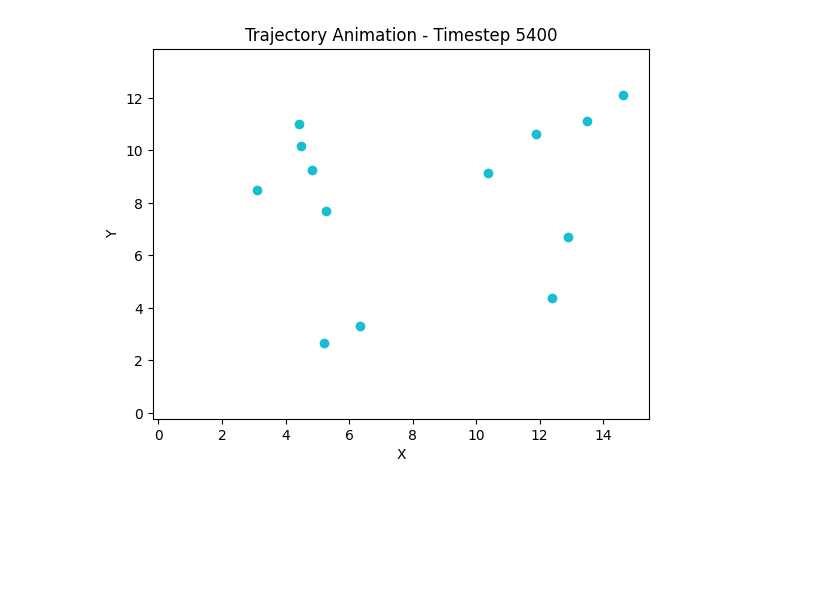
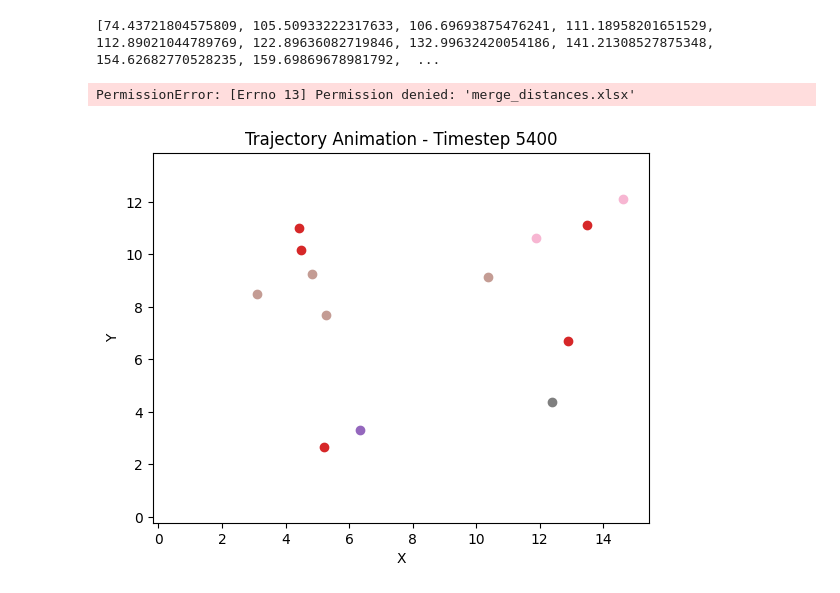
Before and after one commit to Sihan0229/XJTU-AUTO300527-homework, a Jupyter notebook: Pedestrian clustering/assignment3.ipynb, the cells around one changed output. Cells and saved outputs as stored; diff of their text form; code cells hidden in the pictures; blank space fills up the shorter version.

```diff
--- a/Pedestrian clustering/assignment3.ipynb
+++ b/Pedestrian clustering/assignment3.ipynb
@@ -5,7 +9,7 @@ import matplotlib.animation as animation
 from PIL import Image
 
 # 读取数据
-file_path = r'D:\xjtufiles\undergraduate\2023-2024\spring\ml\assignment3\students003.txt'
+file_path = r'D:\xjtufiles\undergraduate\2023-2024\spring\ml\Pedestrian clustering\students003.txt'
 data = np.loadtxt(file_path)
 
 # 提取数据
@@ -17,6 +21,10 @@ ys = data[:, 3]
 # 获取唯一的时间步
 unique_timesteps = np.unique(timesteps)
 unique_ids = np.unique(ids)
+
+# 分配随机颜色
+np.random.seed(42)  # 固定种子，以保证相同运行环境的结果一致
+colors = np.random.rand(len(unique_ids), 3)
 
 # 设置图形
 fig, ax = plt.subplots()
@@ -36,10 +44,11 @@ def update(frame):
     ax.set_xlabel('X')
     ax.set_ylabel('Y')
     ax.set_title(f'Trajectory Animation - Timestep {current_timestep}')
-    for uid in unique_ids:
+
+    for i, uid in enumerate(unique_ids):
         user_data = current_data[current_data[:, 1] == uid]
         if len(user_data) > 0:
-            ax.scatter(user_data[:, 2], user_data[:, 3])
+            ax.scatter(user_data[:, 2], user_data[:, 3], color=colors[i])
 
 # 创建动画
 ani = animation.FuncAnimation(fig, update, frames=len(unique_timesteps), repeat=False)
@@ -59,0 +230,17 @@ plt.show()
+# %%
+print(merge_distances)
+# %% [output]
+[74.43721804575809, 105.50933222317633, 106.69693875476241, 111.18958201651529, 112.89021044789769, 122.89636082719846, 132.99632420054186, 141.21308527875348, 154.62682770528235, 159.69869678981792,  ...
+# %%
+import numpy as np
+import pandas as pd
+from scipy.cluster.hierarchy import linkage, fcluster
+import matplotlib.pyplot as plt
+# 转换成 DataFrame
+df_merge_distances = pd.DataFrame(merge_distances)
+
+# 保存到 Excel 文件
+excel_path = 'merge_distances.xlsx'
+df_merge_distances.to_excel(excel_path, index=False)
+# %% [output]
+PermissionError: [Errno 13] Permission denied: 'merge_distances.xlsx'
@@ -64,8 +253,12 @@ import matplotlib.animation as animation
 from PIL import Image
 
 # 读取数据
-file_path = r'D:\xjtufiles\undergraduate\2023-2024\spring\ml\assignment3\students003.txt'
-data = np.loadtxt(file_path)
+file_path_data = r'D:\xjtufiles\undergraduate\2023-2024\spring\ml\Pedestrian clustering\students003.txt'
+data = np.loadtxt(file_path_data)
+
+# 读取聚类结果
+file_path_clusters = r'D:\xjtufiles\undergraduate\2023-2024\spring\ml\Pedestrian clustering\agnes_clustered_results.txt'
+clusters = np.loadtxt(file_path_clusters, dtype=int)
 
 # 提取数据
 timesteps = data[:, 0].astype(int)
@@ -73,12 +266,13 @@ ids = data[:, 1].astype(int)
 xs = data[:, 2]
 ys = data[:, 3]
 
-# 获取唯一的时间步
+# 获取唯一的时间步和唯一的ID
 unique_timesteps = np.unique(timesteps)
 unique_ids = np.unique(ids)
+num_clusters = np.max(clusters)  # 读取聚类的最大类别数
 
-# 分配每个 ID 的颜色
-colors = {uid: plt.cm.tab10(i) for i, uid in enumerate(unique_ids)}
+# 使用调色板生成唯一颜色
+colors = plt.cm.get_cmap('tab20', num_clusters)
 
 # 设置图形
 fig, ax = plt.subplots()
@@ -89,34 +283,36 @@ ax.set_ylabel('Y')
 ax.set_title('Trajectory Animation')
 
 # 更新每一帧
 def update(frame):
     current_timestep = unique_timesteps[frame]
     current_data = data[timesteps == current_timestep]
     ax.clear()
     ax.set_xlim(np.min(xs), np.max(xs))
     ax.set_ylim(np.min(ys), np.max(ys))
     ax.set_xlabel('X')
     ax.set_ylabel('Y')
     ax.set_title(f'Trajectory Animation - Timestep {current_timestep}')
 
-    for uid in unique_ids:
+    for i, uid in enumerate(unique_ids):
         user_data = current_data[current_data[:, 1] == uid]
         if len(user_data) > 0:
-            ax.scatter(user_data[:, 2], user_data[:, 3], color=colors[uid])
+            cluster_index = int(clusters[uid - 1])  # UID - 1 因为聚类数组从0开始
+            color = colors(cluster_index % num_clusters)
+            ax.scatter(user_data[:, 2], user_data[:, 3], color=color)
 
 # 创建动画
 ani = animation.FuncAnimation(fig, update, frames=len(unique_timesteps), repeat=False)
 
 # 保存每一帧为图片
 frames = []
 for i in range(len(unique_timesteps)):
     update(i)
     plt.savefig(f'frame_{i}.png')
     frames.append(Image.open(f'frame_{i}.png'))
 
 # 使用 ImageMagick 合成视频
-frames[0].save('trajectory_animation_1.gif', save_all=True, append_images=frames[1:], duration=200, loop=0)
+frames[0].save('trajectory_animation.gif', save_all=True, append_images=frames[1:], duration=200, loop=0)
 
 plt.show()
 # %% [output]
-[figure, old version]
+[figure, new version]
```
Also changed, not shown: parts of 9 cells of this notebook, 4 other files.
